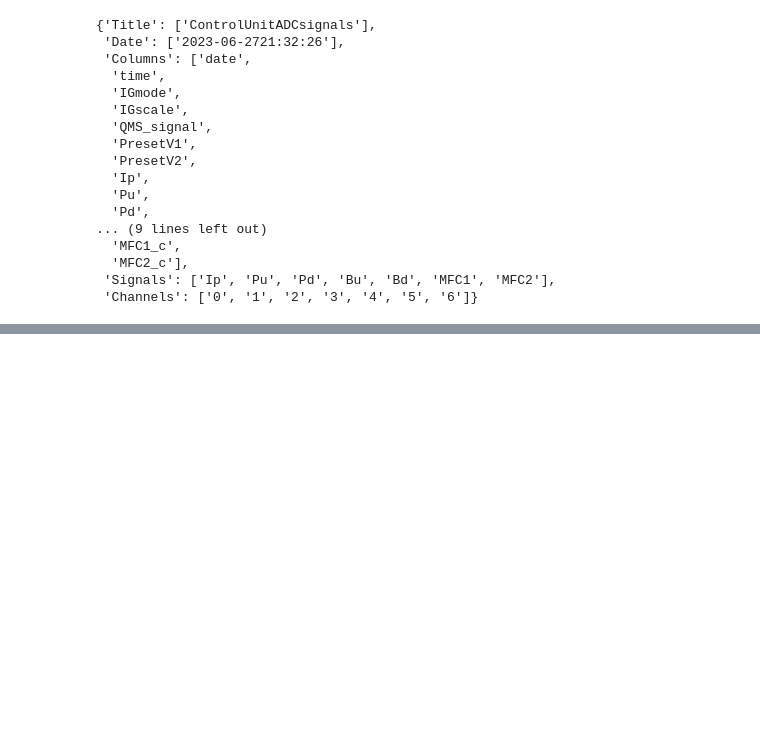
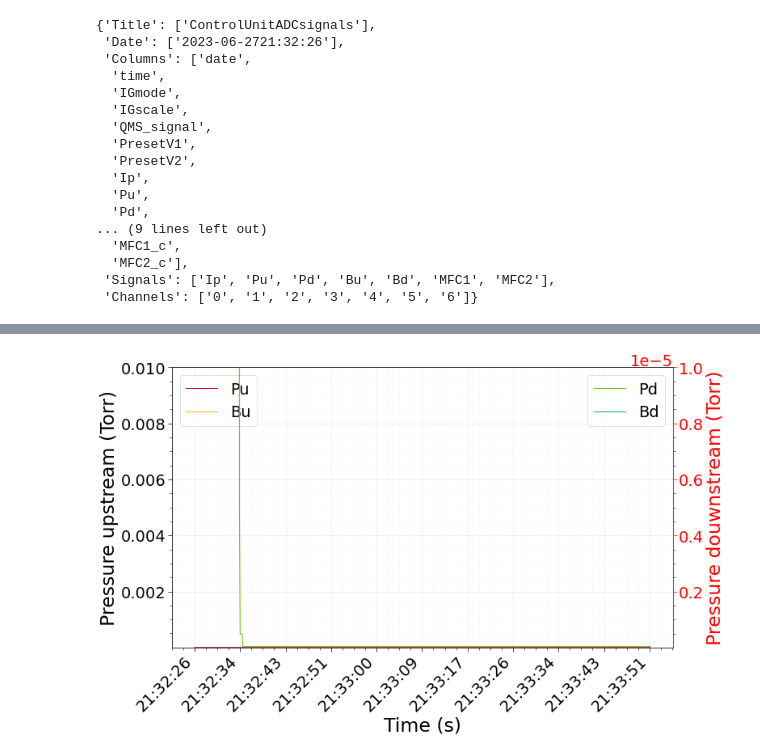
Before and after one commit to Kshora/kslab, a Jupyter notebook: kslab/demos/raspi.ipynb, the cells around one changed output, grey strips where cells are left out. Cells and saved outputs as stored; diff of their text form; code cells hidden in the pictures; blank space fills up the shorter version.

```diff
--- a/kslab/demos/raspi.ipynb
+++ b/kslab/demos/raspi.ipynb
@@ -53,0 +58,4 @@ rasp.data
+# %%
+rasp.plot_pressure(xlabel="date")
+# %% [output]
+[figure, added]
```
Also changed, not shown: parts of 6 cells of this notebook, 1 other file.
